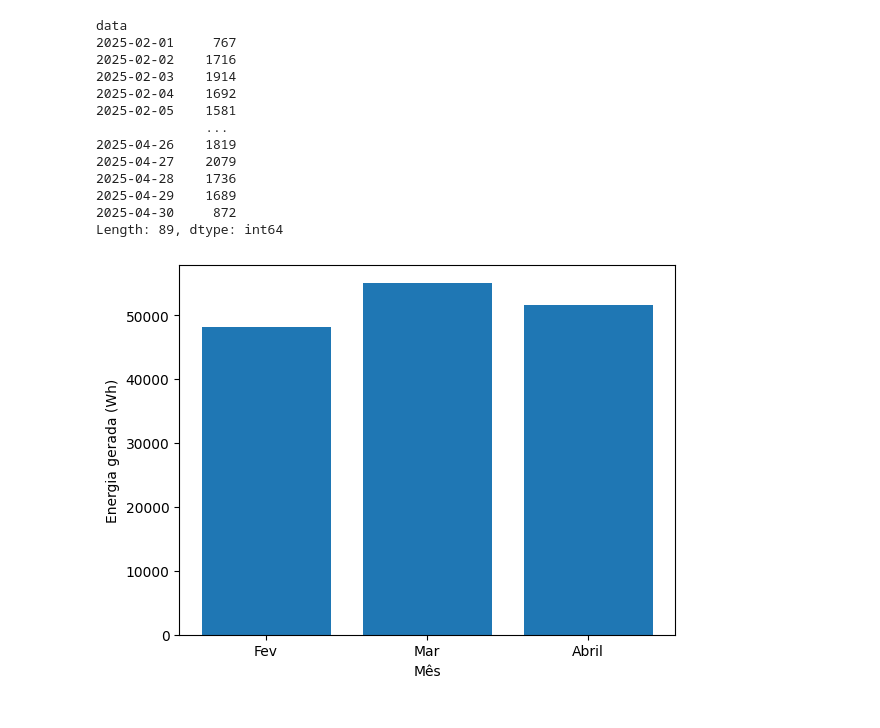
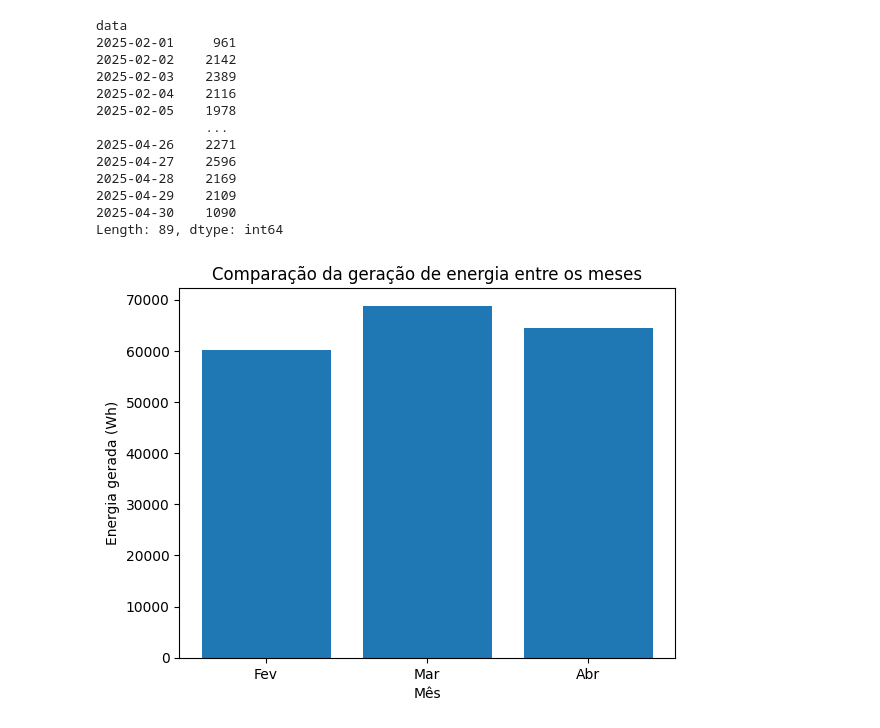
Before and after one commit to carina-altieri/solar-panel-analytics, a Jupyter notebook: analises.ipynb, the cells around one changed output. Cells and saved outputs as stored; diff of their text form; code cells hidden in the pictures.

```diff
--- a/analises.ipynb
+++ b/analises.ipynb
@@ -6,6 +6,10 @@ import mysql.connector
 # %%
 # carregar os dados do CSV
 df = pd.read_csv("dados_3_meses.csv", sep=";")
+
+# conversão dos dados
+df['data'] = pd.to_datetime(df['data'])
+df['hora'] = pd.to_datetime(df['hora'], format='%H:%M:%S')
 # %%
 # calcular a energia gerada (Wh) = irradiação * tempo (em horas) * área do painel * eficiência
 tempo_horas = 0.25 # 15 minutos
@@ -19,44 +23,41 @@ def eficiencia_energetica(status):
     else:
         return 0.0
 
-energia_por_registro = df.apply(lambda x: round(x['irradiacao_solar'] * eficiencia_energetica(x['status_painel']) * tempo_horas * 1.6), axis=1)
+energia_por_registro = df.apply(lambda x: round(x['irradiacao_solar'] * eficiencia_energetica(x['status_painel']) * tempo_horas * area_painel), axis=1)
 
 # Verificar o quanto de energia o painel gera por dia (Wh), com base na eficiência energética do painel solar
 energia_gerada_dia = energia_por_registro.groupby(df['data']).sum()
 print(energia_gerada_dia)
 # %% [output]
 data
-2025-02-01     767
-2025-02-02    1716
-2025-02-03    1914
-2025-02-04    1692
-2025-02-05    1581
+2025-02-01     961
+2025-02-02    2142
+2025-02-03    2389
+2025-02-04    2116
+2025-02-05    1978
               ...
-2025-04-26    1819
-2025-04-27    2079
-2025-04-28    1736
-2025-04-29    1689
-2025-04-30     872
+2025-04-26    2271
+2025-04-27    2596
+2025-04-28    2169
+2025-04-29    2109
+2025-04-30    1090
 Length: 89, dtype: int64
 # %%
 # Mês mais produtivo (maior energia gerada)
-df['data'] = pd.to_datetime(df['data'])
-
 df_temp = pd.DataFrame({
     'mes': df['data'].dt.month,
     'energia': energia_por_registro
 })
 energia_por_mes = df_temp.groupby('mes')['energia'].sum()
 x = energia_por_mes.index # index - meses
-y= energia_por_mes.values # values - valores somados de energia para cada mês
-
-df_temp.head(55)
+y = energia_por_mes.values # values - valores somados de energia para cada mês
 plt.bar(x,y)
 plt.xlabel("Mês")
 plt.ylabel("Energia gerada (Wh)")
-plt.xticks([2, 3, 4], ['Fev', 'Mar', 'Abril'])
+plt.xticks([2, 3, 4], ['Fev', 'Mar', 'Abr'])
+plt.title("Comparação da geração de energia entre os meses")
 plt.show()
 # %% [output]
-[figure, old version]
+[figure, new version]
 # %%
 # Desempenho do painel durante o dia (quais horários o desempenho do painel é mais eficiente)
```
Also changed, not shown: parts of 4 cells of this notebook.
